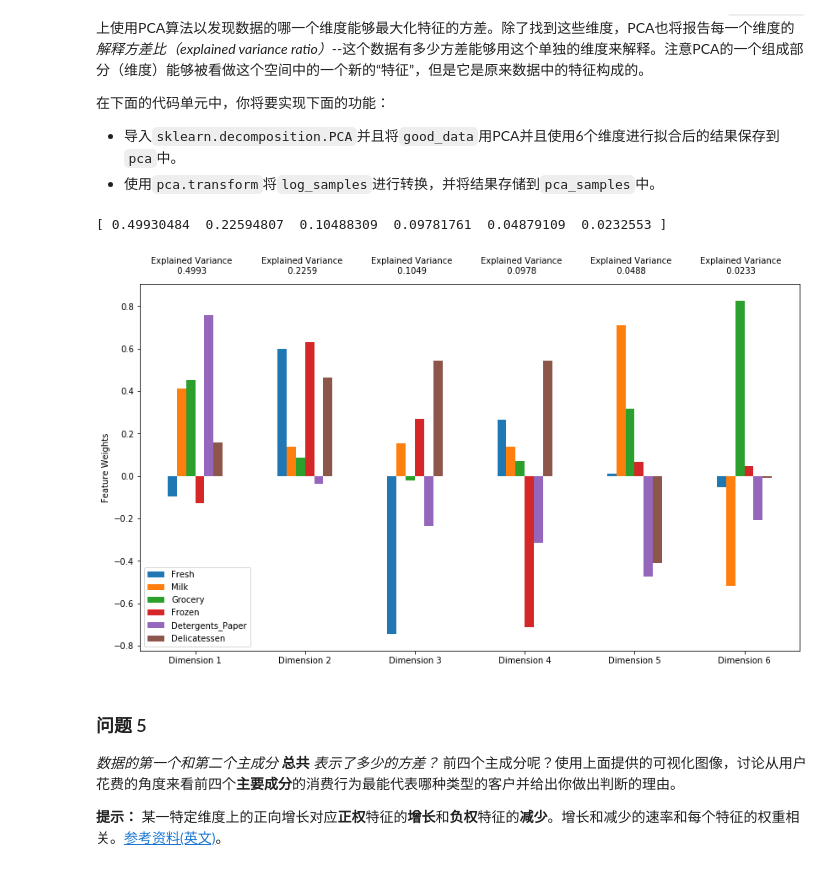
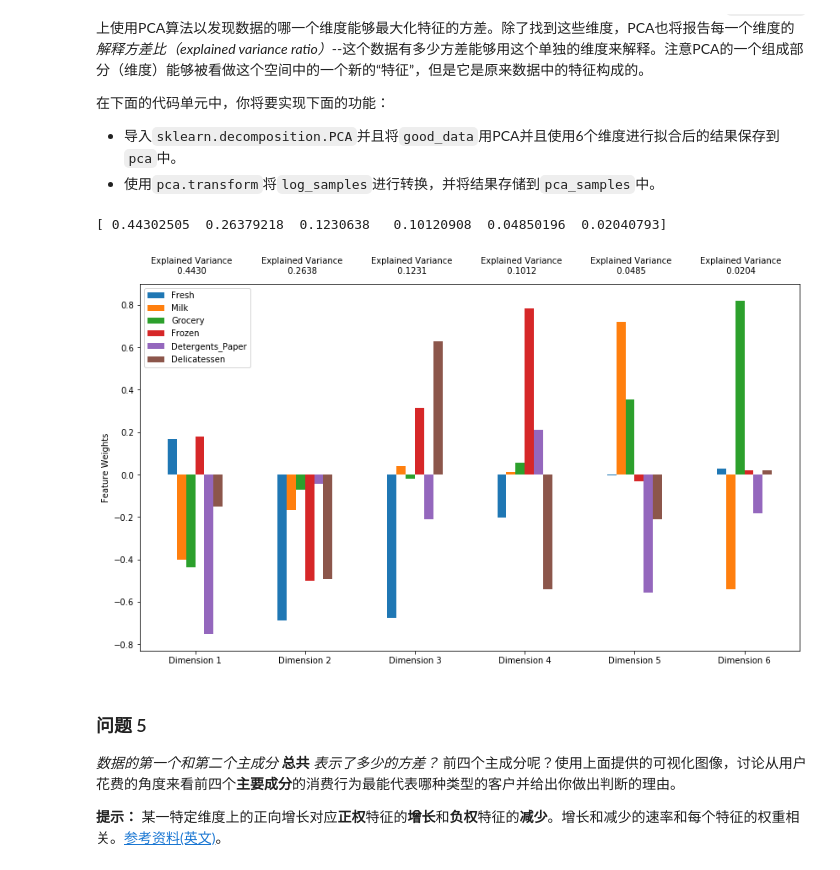
Before and after one commit to roysakura/MLND-projects, a Jupyter notebook: creating_customer_segments/customer_segments.ipynb, the cells around one changed output. Saved outputs shown, nothing was run; the diff lists cells and outputs as text; code cells hidden in the pictures.

```diff
--- a/creating_customer_segments/customer_segments.ipynb
+++ b/creating_customer_segments/customer_segments.ipynb
@@ -220,7 +220,7 @@ for feature in log_data.keys():
 dupes = [x for n, x in enumerate(outliers_index_list) if x in outliers_index_list[:n]]
 print dupes
     # 可选：选择你希望移除的数据点的索引
-outliers  = list(outliers_index_set)
+outliers  = list(dupes)
 
 # 如果选择了的话，移除异常点
 good_data = log_data.drop(log_data.index[outliers]).reset_index(drop = True)
@@ -254,20 +254,20 @@ Data points considered outliers for the feature 'Delicatessen':
 # %%
 # TODO：通过在good_data上使用PCA，将其转换成和当前特征数一样多的维度
 from sklearn.decomposition import PCA
 
-pca = PCA()
+pca = PCA(n_components=6)
 pca.fit(good_data)
 
 print pca.explained_variance_ratio_
 
 # TODO：使用上面的PCA拟合将变换施加在log_samples上
 pca_samples = pca.transform(log_samples)
 
 # 生成PCA的结果图
 pca_results = vs.pca_results(good_data, pca)
 # %% [output]
-[ 0.49930484  0.22594807  0.10488309  0.09781761  0.04879109  0.0232553 ]
+[ 0.44302505  0.26379218  0.1230638   0.10120908  0.04850196  0.02040793]
-[figure, old version]
+[figure, new version]
 # %% [markdown]
 ### 问题 5
 *数据的第一个和第二个主成分* **总共** *表示了多少的方差？*  前四个主成分呢？使用上面提供的可视化图像，讨论从用户花费的角度来看前四个**主要成分**的消费行为最能代表哪种类型的客户并给出你做出判断的理由。
```
Also changed, not shown: parts of 16 cells of this notebook, 1 other file.
